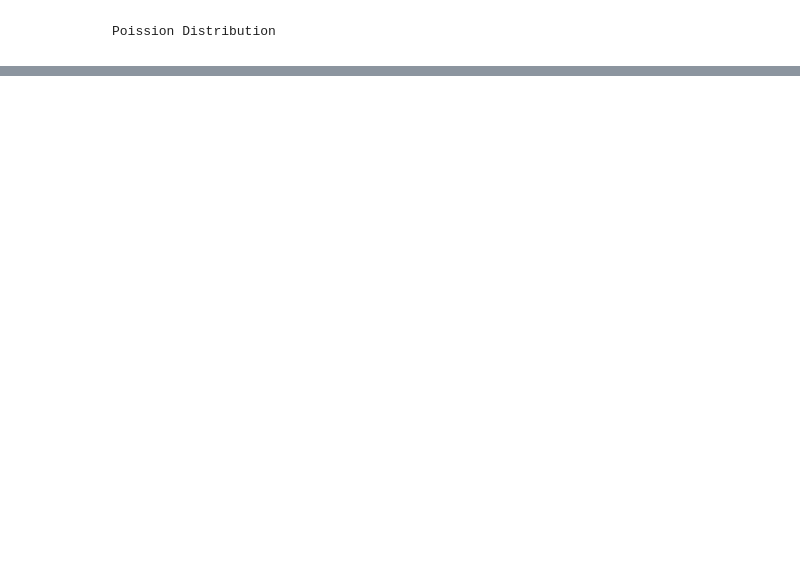
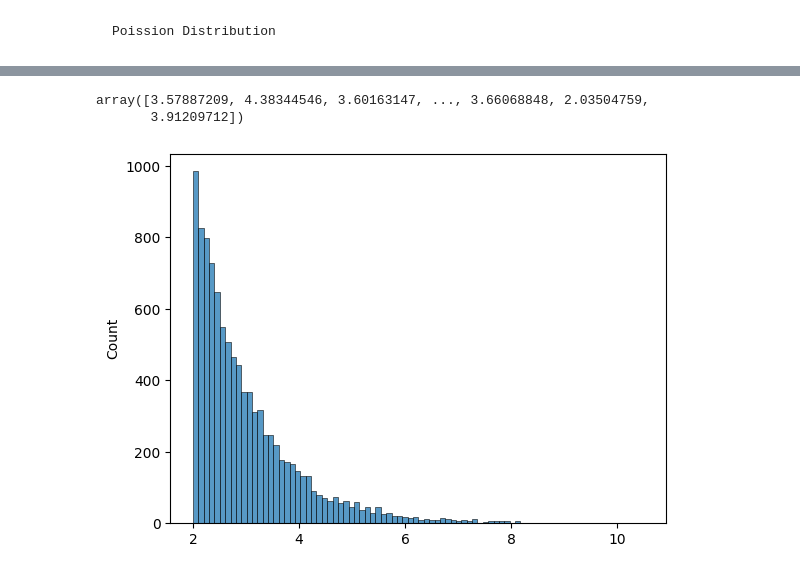
Before and after one commit to Anish-7/practical_statistics_notes, a Jupyter notebook: notes/chap2.ipynb, the cells around one changed output, grey strips where cells are left out. Cells and saved outputs as stored; diff of their text form; code cells hidden in the pictures; blank space fills up the shorter version.

```diff
--- a/notes/chap2.ipynb
+++ b/notes/chap2.ipynb
@@ -379,0 +436,8 @@ sns.histplot(poi)
+# %%
+exp=stats.expon.rvs(2,size=10000)
+sns.histplot(exp)
+exp
+# %% [output]
+array([3.57887209, 4.38344546, 3.60163147, ..., 3.66068848, 2.03504759,
+       3.91209712])
+[figure, added]
```
Also changed, not shown: parts of 14 cells of this notebook.
